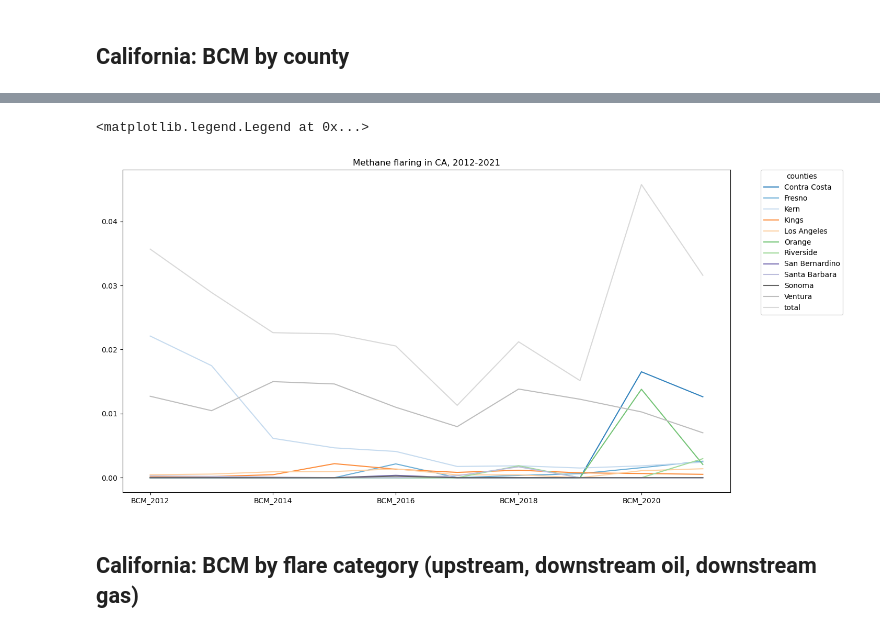
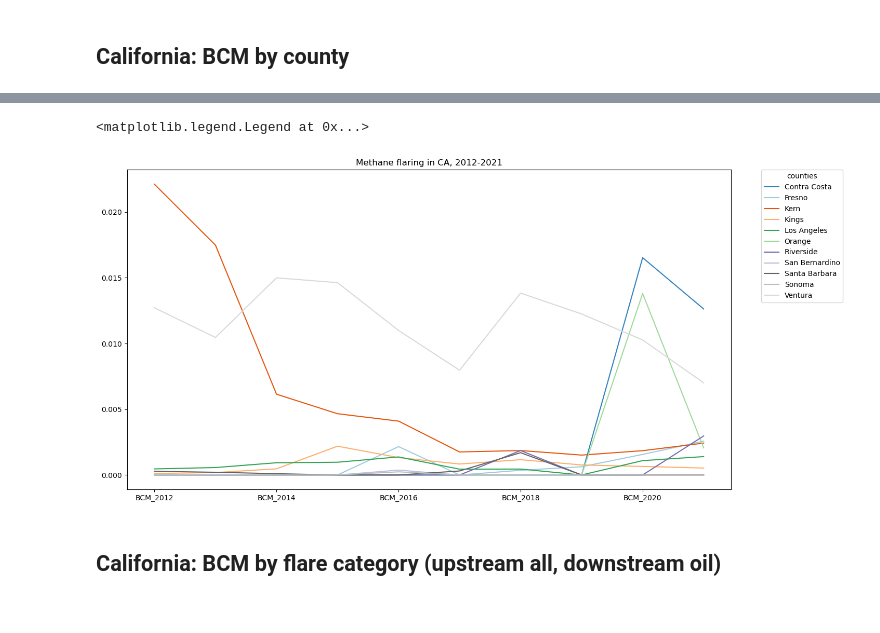
Before and after one commit to natebendermontana/capstone_rmi, a Jupyter notebook: flare_vol_by_year.ipynb, the cells around one changed output, grey strips where cells are left out. Drawn from its saved outputs; the diff is of its cells as text; code cells hidden in the pictures.

```diff
--- a/flare_vol_by_year.ipynb
+++ b/flare_vol_by_year.ipynb
@@ -150,15 +153,13 @@ stats.sort_values('Total_bcm', ascending=False)
 # %%
-forplot = stats.drop(['Total_bcm'], axis=1)
-forplot.loc['total'] = forplot.sum()
 forplot = forplot.transpose()
 
 plot = forplot.plot(kind = 'line', title = 'Methane flaring in CA, 2012-2021', colormap='tab20c', figsize = [15, 8])
 plot.legend(bbox_to_anchor=(1.05, 1), loc='upper left', borderaxespad=0, title='counties')
 # %% [output]
 <matplotlib.legend.Legend at 0x...>
-[figure, old version]
+[figure, new version]
 # %% [markdown]
-## California: BCM by flare category (upstream, downstream oil, downstream gas)
+## California: BCM by flare category (upstream all, downstream oil)
 # %%
 col_list = ['BCM_2012','BCM_2013','BCM_2014','BCM_2015','BCM_2016','BCM_2017',
             'BCM_2018','BCM_2019','BCM_2020','BCM_2021']
```
Also changed, not shown: parts of 6 cells of this notebook.
